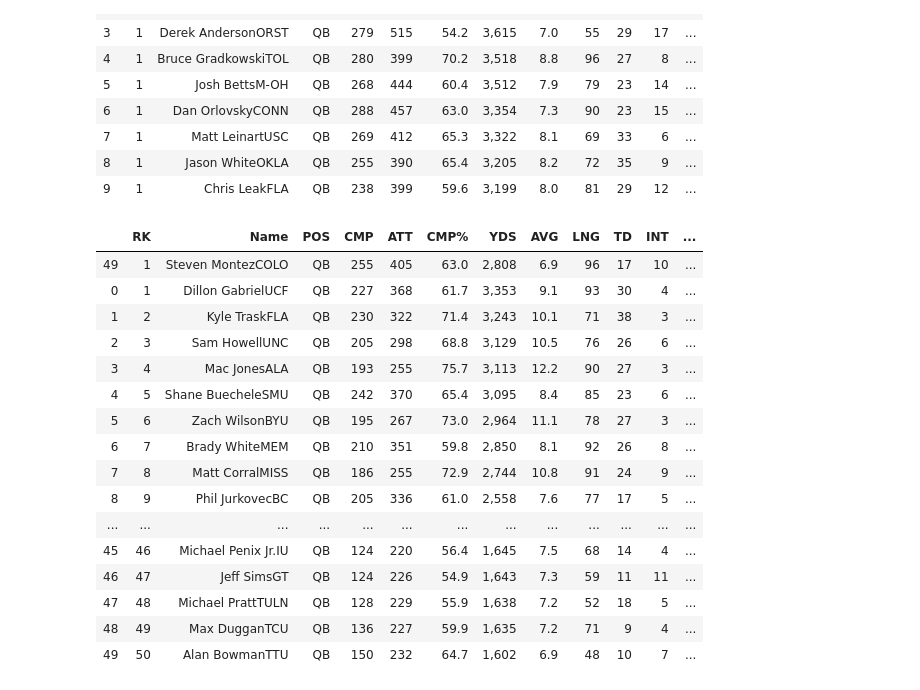
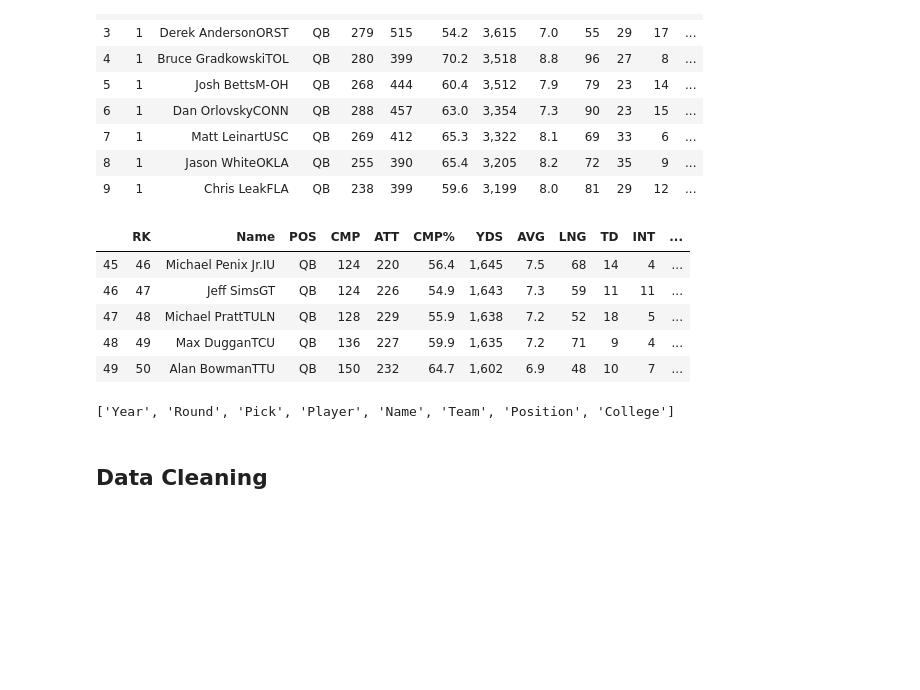
Before and after one commit to chad35/SportsProject, a Jupyter notebook: Project.ipynb, the cells around one changed output. Saved outputs shown, nothing was run; the diff lists cells and outputs as text; code cells hidden in the pictures; blank space fills up the shorter version.

```diff
--- a/Project.ipynb
+++ b/Project.ipynb
@@ -112,22 +117,28 @@ QB_data.head(10)
 | 8 | 1 | Jason WhiteOKLA | QB | 255 | 390 | 65.4 | 3,205 | 8.2 | 72 | 35 | 9 | ... |
 | 9 | 1 | Chris LeakFLA | QB | 238 | 399 | 59.6 | 3,199 | 8.0 | 81 | 29 | 12 | ... |
 # %%
-QB_data.tail(51)
+QB_data.tail()
 # %% [output]
 |  | RK | Name | POS | CMP | ATT | CMP% | YDS | AVG | LNG | TD | INT | ... |
-| 49 | 1 | Steven MontezCOLO | QB | 255 | 405 | 63.0 | 2,808 | 6.9 | 96 | 17 | 10 | ... |
-| 0 | 1 | Dillon GabrielUCF | QB | 227 | 368 | 61.7 | 3,353 | 9.1 | 93 | 30 | 4 | ... |
-| 1 | 2 | Kyle TraskFLA | QB | 230 | 322 | 71.4 | 3,243 | 10.1 | 71 | 38 | 3 | ... |
-| 2 | 3 | Sam HowellUNC | QB | 205 | 298 | 68.8 | 3,129 | 10.5 | 76 | 26 | 6 | ... |
-| 3 | 4 | Mac JonesALA | QB | 193 | 255 | 75.7 | 3,113 | 12.2 | 90 | 27 | 3 | ... |
-| 4 | 5 | Shane BuecheleSMU | QB | 242 | 370 | 65.4 | 3,095 | 8.4 | 85 | 23 | 6 | ... |
-| 5 | 6 | Zach WilsonBYU | QB | 195 | 267 | 73.0 | 2,964 | 11.1 | 78 | 27 | 3 | ... |
-| 6 | 7 | Brady WhiteMEM | QB | 210 | 351 | 59.8 | 2,850 | 8.1 | 92 | 26 | 8 | ... |
-| 7 | 8 | Matt CorralMISS | QB | 186 | 255 | 72.9 | 2,744 | 10.8 | 91 | 24 | 9 | ... |
-| 8 | 9 | Phil JurkovecBC | QB | 205 | 336 | 61.0 | 2,558 | 7.6 | 77 | 17 | 5 | ... |
-| ... | ... | ... | ... | ... | ... | ... | ... | ... | ... | ... | ... | ... |
 | 45 | 46 | Michael Penix Jr.IU | QB | 124 | 220 | 56.4 | 1,645 | 7.5 | 68 | 14 | 4 | ... |
 | 46 | 47 | Jeff SimsGT | QB | 124 | 226 | 54.9 | 1,643 | 7.3 | 59 | 11 | 11 | ... |
 | 47 | 48 | Michael PrattTULN | QB | 128 | 229 | 55.9 | 1,638 | 7.2 | 52 | 18 | 5 | ... |
 | 48 | 49 | Max DugganTCU | QB | 136 | 227 | 59.9 | 1,635 | 7.2 | 71 | 9 | 4 | ... |
 | 49 | 50 | Alan BowmanTTU | QB | 150 | 232 | 64.7 | 1,602 | 6.9 | 48 | 10 | 7 | ... |
+# %%
+url2 = "http://www.drafthistory.com/index.php/rounds/round_1"
+page2 = requests.get(url2)
+soup = BeautifulSoup(page2.text, 'html.parser')
+
+#draft_cols = soup.findAll('tr')
+#for j in range(0,2000):
+#    draft_cols = soup.findAll('tr')[j]
+#    draft_cols = [i.getText() for i in draft_cols.findAll('th')]
+#    print(str(j) + ": ")
+#    print(draft_cols)
+
+draft_cols = soup.findAll('tr')[1]
+draft_cols = [i.getText() for i in draft_cols.findAll('th')]
+draft_cols
+# %% [output]
+['Year', 'Round', 'Pick', 'Player', 'Name', 'Team', 'Position', 'College']
@@ -135 +164,3 @@ QB_data.tail(51)
 #QB_data.to_csv("QB_data.csv")
+# %% [markdown]
+## Data Cleaning
```
Also changed, not shown: parts of 39 cells of this notebook, 1 other file.
